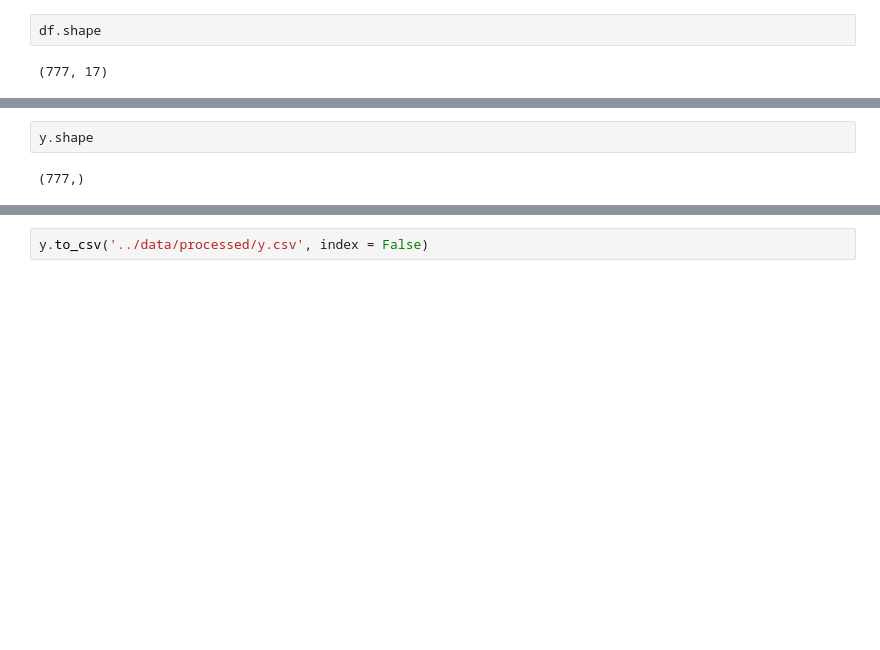
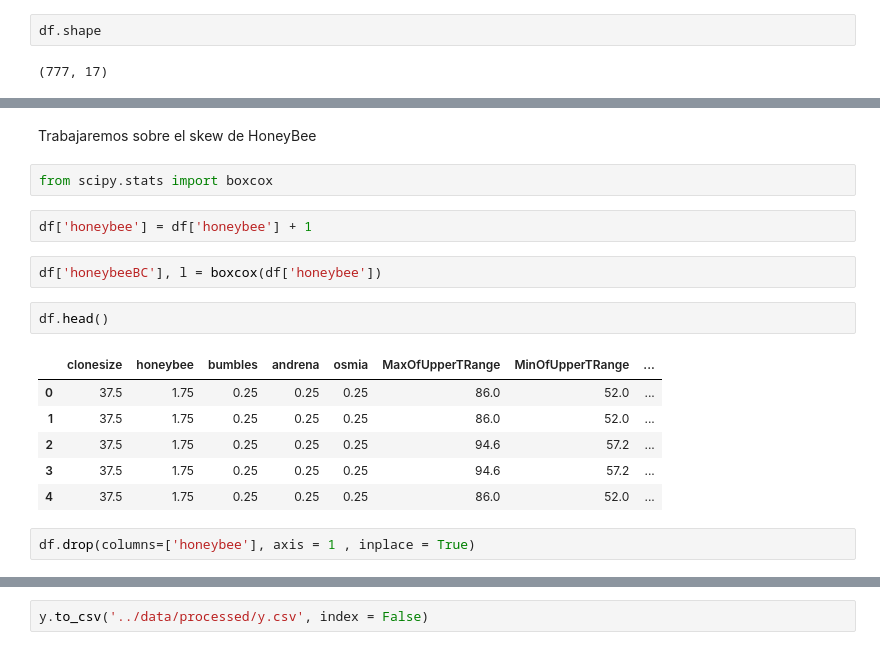
Before and after one commit to LuisAnibalVasquez/Wild-Blueberry-Yield-Prediction, a Jupyter notebook: notebooks/Preprocessing.ipynb, the cells around one changed output, grey strips where cells are left out. Cells and saved outputs as stored; diff of their text form; blank space fills up the shorter version.

```diff
--- a/notebooks/Preprocessing.ipynb
+++ b/notebooks/Preprocessing.ipynb
@@ -26,4 +18,19 @@ df_X.shape
-# %%
-y.shape
-# %% [output]
-(777,)
+# %% [markdown]
+Trabajaremos sobre el skew de HoneyBee
+# %%
+from scipy.stats import boxcox
+# %%
+df['honeybee'] = df['honeybee'] + 1
+# %%
+df['honeybeeBC'], l = boxcox(df['honeybee'])
+# %%
+df.head()
+# %% [output]
+|  | clonesize | honeybee | bumbles | andrena | osmia | MaxOfUpperTRange | MinOfUpperTRange | ... |
+| 0 | 37.5 | 1.75 | 0.25 | 0.25 | 0.25 | 86.0 | 52.0 | ... |
+| 1 | 37.5 | 1.75 | 0.25 | 0.25 | 0.25 | 86.0 | 52.0 | ... |
+| 2 | 37.5 | 1.75 | 0.25 | 0.25 | 0.25 | 94.6 | 57.2 | ... |
+| 3 | 37.5 | 1.75 | 0.25 | 0.25 | 0.25 | 94.6 | 57.2 | ... |
+| 4 | 37.5 | 1.75 | 0.25 | 0.25 | 0.25 | 86.0 | 52.0 | ... |
+# %%
+df.drop(columns=['honeybee'], axis = 1 , inplace = True)
```
Also changed, not shown: parts of 29 cells of this notebook, 13 other files.
